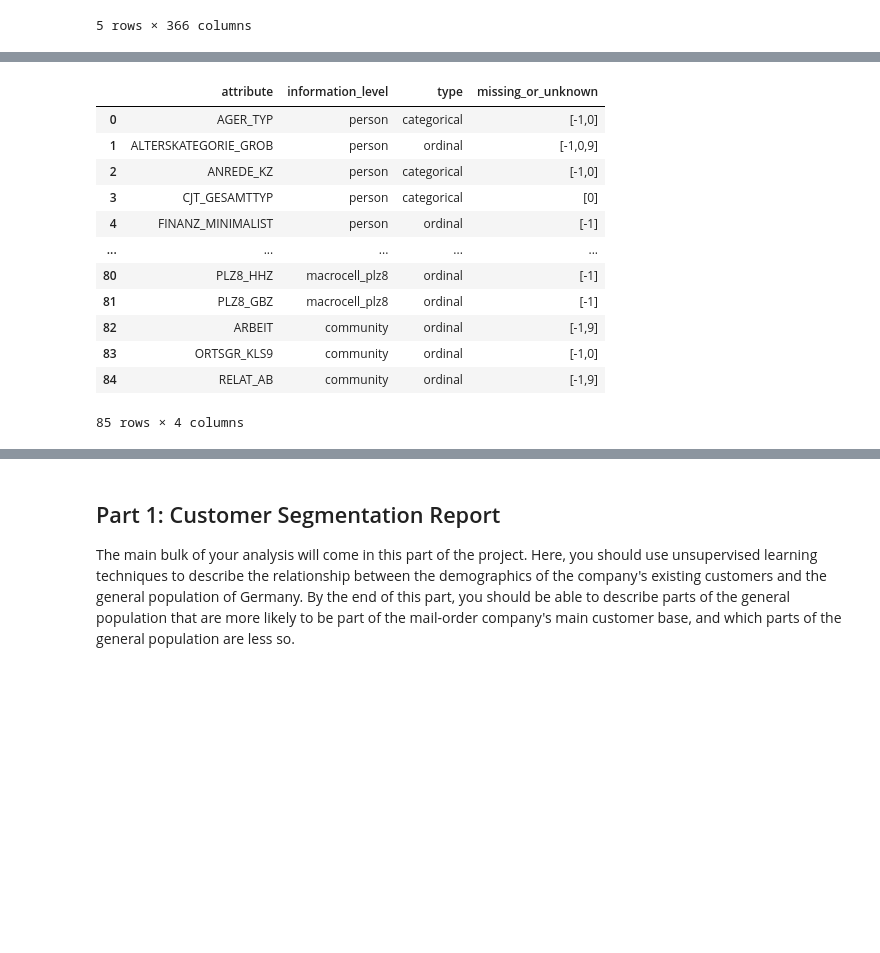
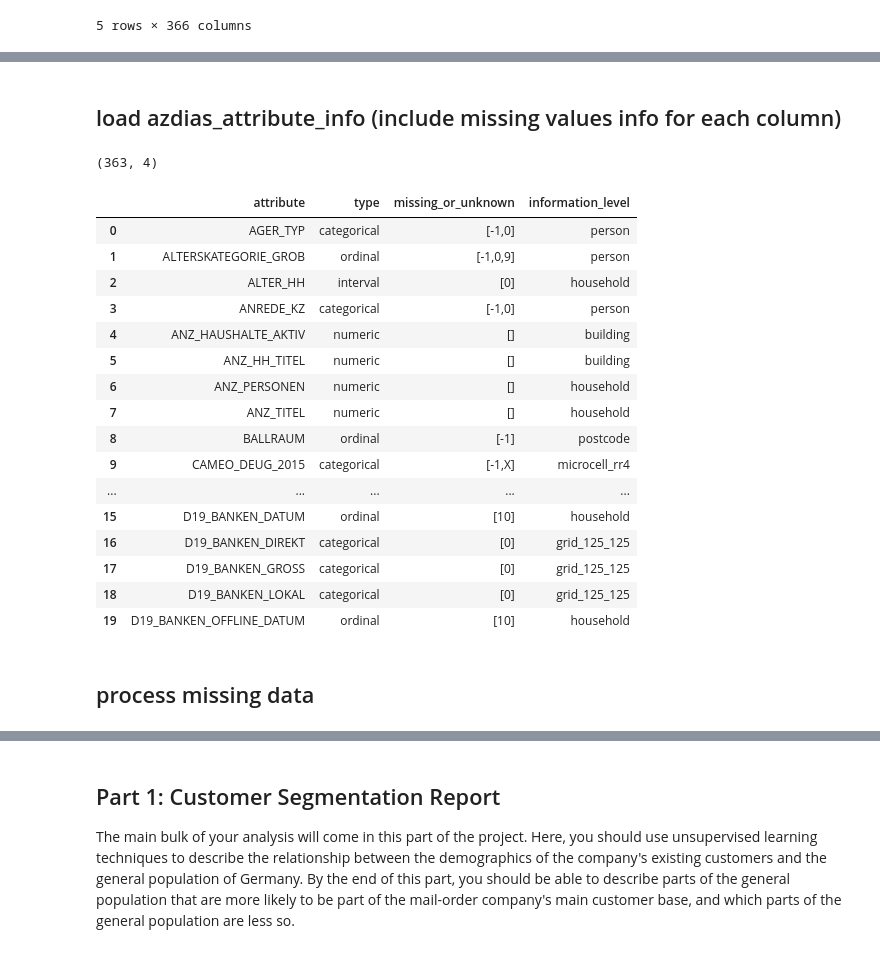
Before and after one commit to wanlipu/arvato, a Jupyter notebook: Arvato_Project_Workbook.ipynb, the cells around one changed output, grey strips where cells are left out. Cells and saved outputs as stored; diff of their text form; code cells hidden in the pictures; blank space fills up the shorter version.

```diff
--- a/Arvato_Project_Workbook.ipynb
+++ b/Arvato_Project_Workbook.ipynb
@@ -69 +112,3 @@ memory usage: 2.4+ GB
+# %% [markdown]
+## load azdias_attribute_info (include missing values info for each column)
 # %%
@@ -71,16 +116,24 @@ azdias_feature_summary = pd.read_csv('./data/AZDIAS_Feature_Summary.csv', sep=';
-# %%
-azdias_feature_summary
-# %% [output]
-|  | attribute | information_level | type | missing_or_unknown |
-| 0 | AGER_TYP | person | categorical | [-1,0] |
-| 1 | ALTERSKATEGORIE_GROB | person | ordinal | [-1,0,9] |
-| 2 | ANREDE_KZ | person | categorical | [-1,0] |
-| 3 | CJT_GESAMTTYP | person | categorical | [0] |
-| 4 | FINANZ_MINIMALIST | person | ordinal | [-1] |
-| ... | ... | ... | ... | ... |
-| 80 | PLZ8_HHZ | macrocell_plz8 | ordinal | [-1] |
-| 81 | PLZ8_GBZ | macrocell_plz8 | ordinal | [-1] |
-| 82 | ARBEIT | community | ordinal | [-1,9] |
-| 83 | ORTSGR_KLS9 | community | ordinal | [-1,0] |
-| 84 | RELAT_AB | community | ordinal | [-1,9] |
-85 rows × 4 columns
+# %%
+print (azdias_attribute_info.shape)
+azdias_attribute_info.head(20)
+# %% [output]
+(363, 4)
+|  | attribute | type | missing_or_unknown | information_level |
+| 0 | AGER_TYP | categorical | [-1,0] | person |
+| 1 | ALTERSKATEGORIE_GROB | ordinal | [-1,0,9] | person |
+| 2 | ALTER_HH | interval | [0] | household |
+| 3 | ANREDE_KZ | categorical | [-1,0] | person |
+| 4 | ANZ_HAUSHALTE_AKTIV | numeric | [] | building |
+| 5 | ANZ_HH_TITEL | numeric | [] | building |
+| 6 | ANZ_PERSONEN | numeric | [] | household |
+| 7 | ANZ_TITEL | numeric | [] | household |
+| 8 | BALLRAUM | ordinal | [-1] | postcode |
+| 9 | CAMEO_DEUG_2015 | categorical | [-1,X] | microcell_rr4 |
+| ... | ... | ... | ... | ... |
+| 15 | D19_BANKEN_DATUM | ordinal | [10] | household |
+| 16 | D19_BANKEN_DIREKT | categorical | [0] | grid_125_125 |
+| 17 | D19_BANKEN_GROSS | categorical | [0] | grid_125_125 |
+| 18 | D19_BANKEN_LOKAL | categorical | [0] | grid_125_125 |
+| 19 | D19_BANKEN_OFFLINE_DATUM | ordinal | [10] | household |
+# %% [markdown]
+## process missing data
```
Also changed, not shown: parts of 19 cells of this notebook.
